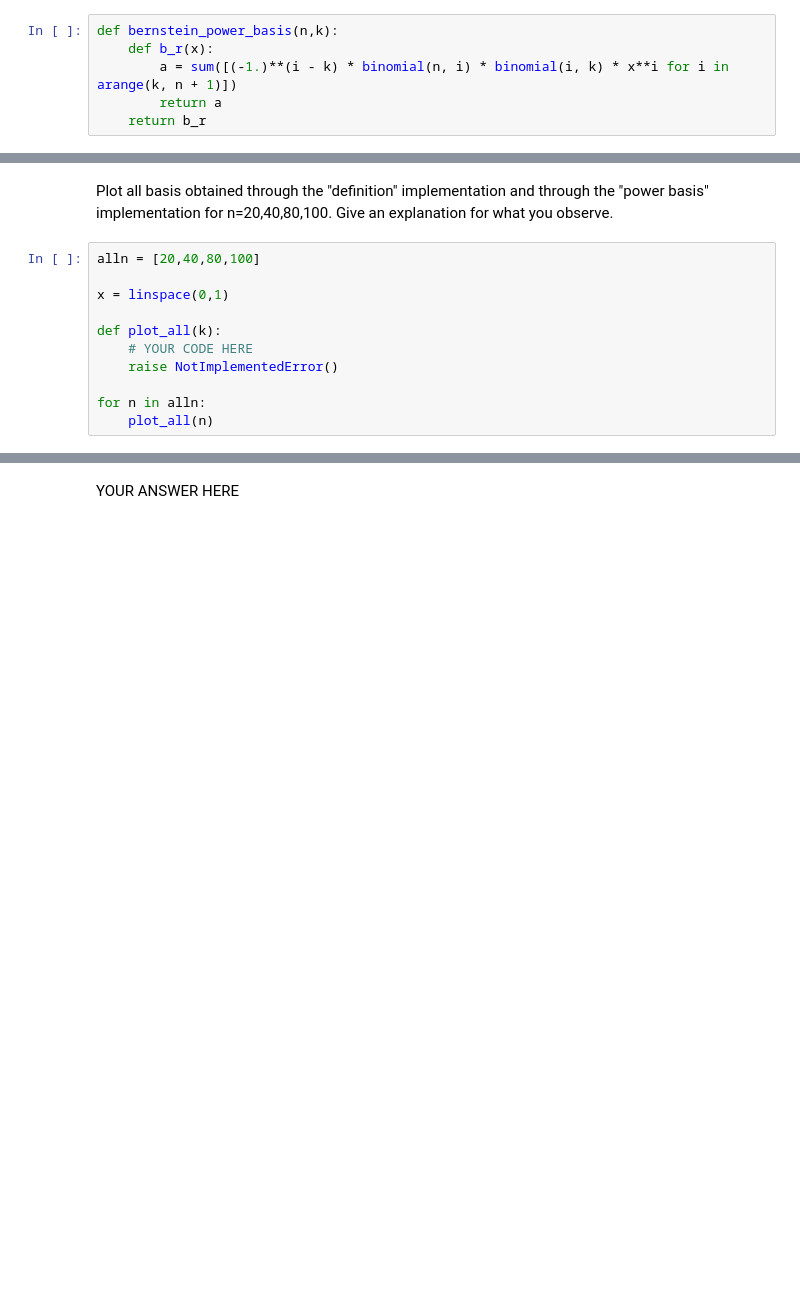
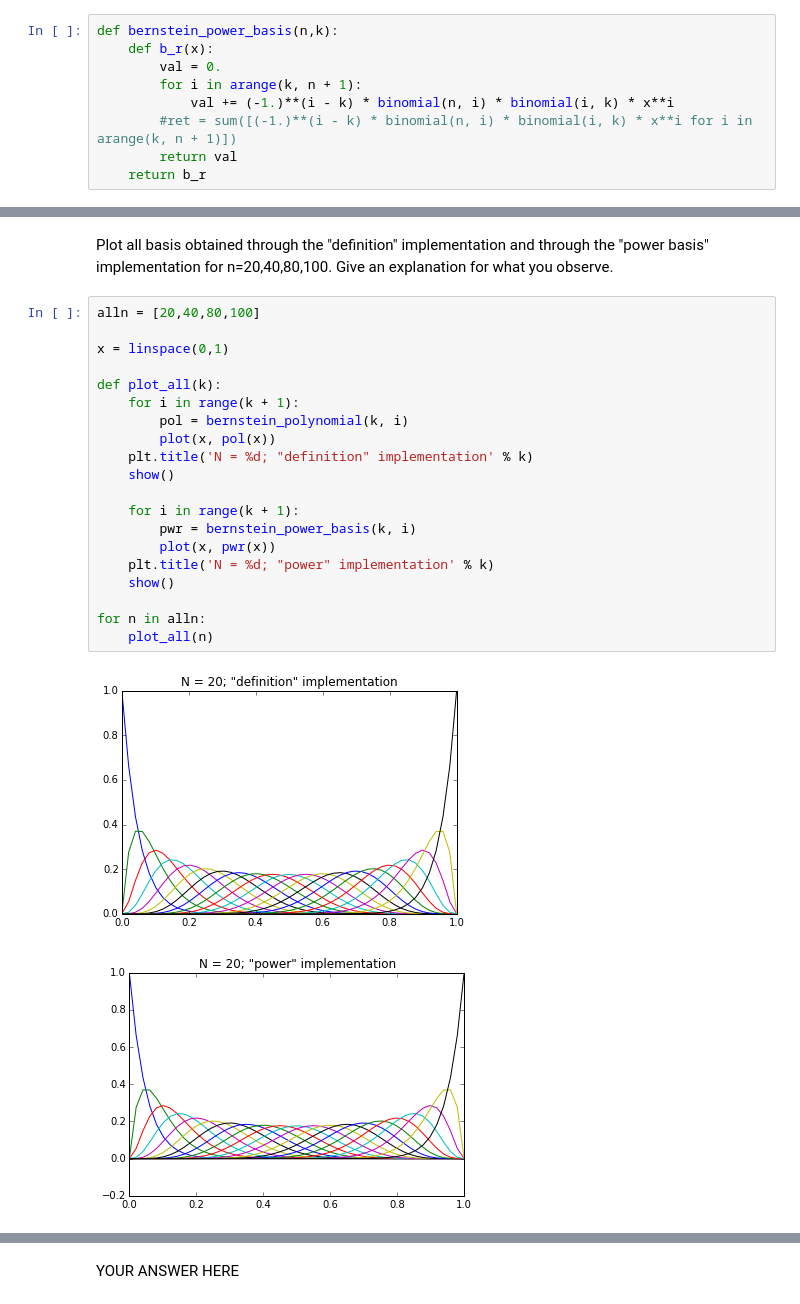
Before and after one commit to pdicerbo/P1.4, a Jupyter notebook: Basics/D2-exercises.ipynb, the cells around one changed output, grey strips where cells are left out. Saved outputs shown, nothing was run; the diff lists cells and outputs as text; blank space fills up the shorter version.

```diff
--- a/Basics/D2-exercises.ipynb
+++ b/Basics/D2-exercises.ipynb
@@ -237,8 +237,11 @@ $$
 # %%
 def bernstein_power_basis(n,k):
     def b_r(x):
-        a = sum([(-1.)**(i - k) * binomial(n, i) * binomial(i, k) * x**i for i in arange(k, n + 1)])
-        return a
+        val = 0.
+        for i in arange(k, n + 1):
+            val += (-1.)**(i - k) * binomial(n, i) * binomial(i, k) * x**i
+        #ret = sum([(-1.)**(i - k) * binomial(n, i) * binomial(i, k) * x**i for i in arange(k, n + 1)])
+        return val
     return b_r
 # %%
 expected = [[0.48999999999999994, 0.42, 0.09], [0.3429999999999999, 0.4409999999999999, 0.189, 0.026999999999999996], [0.24009999999999995, 0.4115999999999999, 0.2646, 0.07559999999999999, 0.0081], [0.16806999999999994, 0.3601499999999999, 0.3086999999999999, 0.13229999999999997, 0.028349999999999993, 0.0024299999999999994]]
@@ -249,14 +252,26 @@ for n in range(2,3):
         assert_almost_equal(b(.3),expected[n-2][i],decimal=8)
 # %% [markdown]
 Plot all basis obtained through the "definition" implementation and through the "power basis" implementation for n=20,40,80,100. Give an explanation for what you observe.
-# %%
-alln = [20,40,80,100]
-
-x = linspace(0,1)
-
-def plot_all(k):
-    # YOUR CODE HERE
-    raise NotImplementedError()
-
-for n in alln:
-    plot_all(n)
+# %%
+alln = [20,40,80,100]
+
+x = linspace(0,1)
+
+def plot_all(k):
+    for i in range(k + 1):
+        pol = bernstein_polynomial(k, i)
+        plot(x, pol(x))
+    plt.title('N = %d; "definition" implementation' % k)
+    show()
+
+    for i in range(k + 1):
+        pwr = bernstein_power_basis(k, i)
+        plot(x, pwr(x))
+    plt.title('N = %d; "power" implementation' % k)
+    show()
+
+for n in alln:
+    plot_all(n)
+# %% [output]
+[figure, added]
+[figure, added]
```
Also changed, not shown: parts of 6 cells of this notebook.
